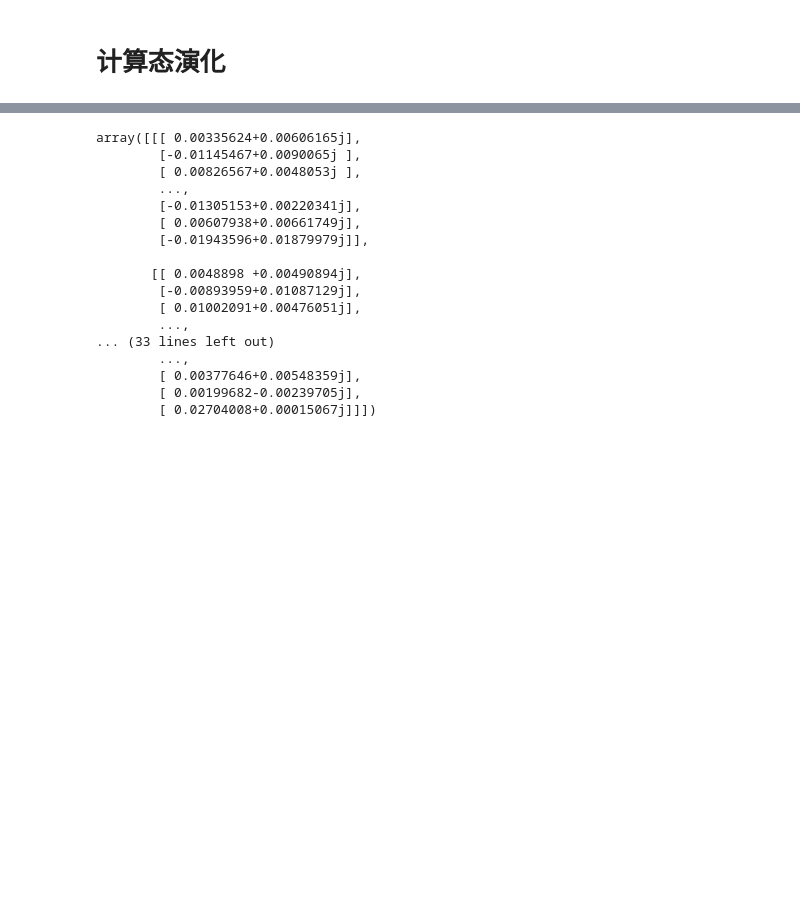
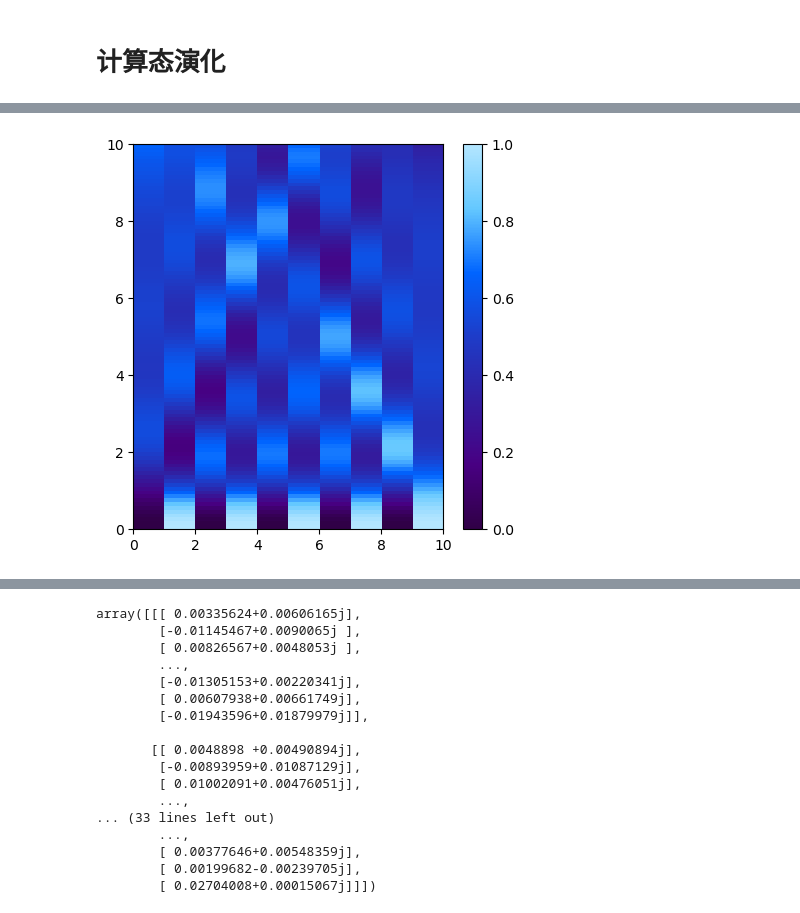
Before and after one commit to zhuhaodavid/quante, a Jupyter notebook: example/evolve.ipynb, the cells around one changed output, grey strips where cells are left out. Cells and saved outputs as stored; diff of their text form; code cells hidden in the pictures; blank space fills up the shorter version.

```diff
--- a/example/evolve.ipynb
+++ b/example/evolve.ipynb
@@ -2,0 +58,77 @@
+# %%
+def amh_method(L=10, tmax=10, delta_t=0.1, gamma=0., device=None):
+    tnum = int(tmax/delta_t)
+    tlist = np.linspace(0, tmax, tnum)
+
+    # Model
+    J, γ = 1., gamma
+    builder = op.SpinOperBuilder()
+    for l in range(L-1):
+        builder += 1/2 * (J + γ), 'p', l+1, 'm', l
+        builder += 1/2 * (J - γ), 'p',   l, 'm', l+1
+    ham = builder.build()
+
+    basis = qt.generate.basis.spin_basis(L=L, Nup=L//2)
+    hammat = ham.to_matrix(basis=basis, sparse=True)
+
+    # Observation
+    obsoper = [op.z(i) for i in range(L)]
+
+    # Initial state
+    arr = basis.s_list
+    n = int(eval(''.join(['0b'] + ['10'] * (L//2))))
+    indices = np.where(arr == n)[0]
+    init_state = np.zeros(basis.Ns, dtype=complex)
+    init_state[indices] = 1.0
+
+    # Plot
+    res = np.full((L, len(tlist)), np.nan, dtype=float)
+    plt.figure(figsize=(5, 5))
+    img = plt.imshow(res, aspect='auto', extent=(0, L, 0, tmax), cmap=custom_cmap, origin='lower')  # 设置
+    img.set_clim(0, 1)
+    plt.colorbar(img)
+    # pbar = tqdm(total=len(tlist), dynamic_ncols=True, ascii=True)
+
+    # Evolve
+    if device is None:
+        evolve_engine = qt.linalg.EvolveEngine(hammat, init_state, ts=tlist)
+        obsmatlist = [ob.to_matrix(basis, sparse=True).diagonal().reshape(-1,1) for ob in obsoper]
+        for i in range(len(tlist)):
+            evolve_engine.run()
+            evolve_engine.psi /= np.linalg.norm(evolve_engine.psi)
+            state = evolve_engine.psi
+            for j in range(len(obsmatlist)):
+                value = state.conj().reshape(1,-1) @ (obsmatlist[j] * state)
+                res[j, i] = np.real(value[0].item() + 0.5)
+            img.set_data(res.T)  # 更新图像数据
+            clear_output(wait=True)  # 清除输出
+            display(plt.gcf())  # 显示当前图形
+            # plt.pause(0.1) # 如果是py文件中需要将上面的clear_output和display替换为plt.pause(0.1)
+            # pbar.set_postfix({"t": f"{tlist[i]:.2f}"})
+            # pbar.update(1)
+    else:
+        import quante.torch_utils as qtc
+        import torch as tc
+        tcmat = qtc.linalg.to_csr(hammat, device=device)
+        obsmatlist = [tc.tensor(ob.to_matrix(basis, sparse=True).diagonal().reshape(-1,1), device=device, dtype=tc.complex128) for ob in obsoper]
+        init_state = tc.tensor(init_state, device=device)
+        evolve_engine = qtc.linalg.EvolveEngine(tcmat, init_state, ts=tlist)
+        for i in range(len(tlist)):
+            evolve_engine.run()
+            evolve_engine.psi /= tc.linalg.norm(evolve_engine.psi)
+            state = evolve_engine.psi.to(device)
+            for j in range(len(obsmatlist)):
+                value = state.conj().reshape(1,-1) @ (obsmatlist[j] * state)
+                res[j, i] = np.real(value[0,0].item() + 0.5)
+            img.set_data(res.T)  # 更新图像数据
+            clear_output(wait=True)  # 清除输出
+            display(plt.gcf())  # 显示当前图形
+            # plt.pause(0.1) # 如果是py文件中需要将上面的clear_output和display替换为plt.pause(0.1)
+            # pbar.set_postfix({"t": f"{tlist[i]:.2f}"})
+            # pbar.update(1)
+    clear_output(wait=True)  # 清除输出
+    # plt.show()
+
+amh_method()
+# %% [output]
+[figure, added]
```
Also changed, not shown: parts of 6 cells of this notebook, 6 other files.
